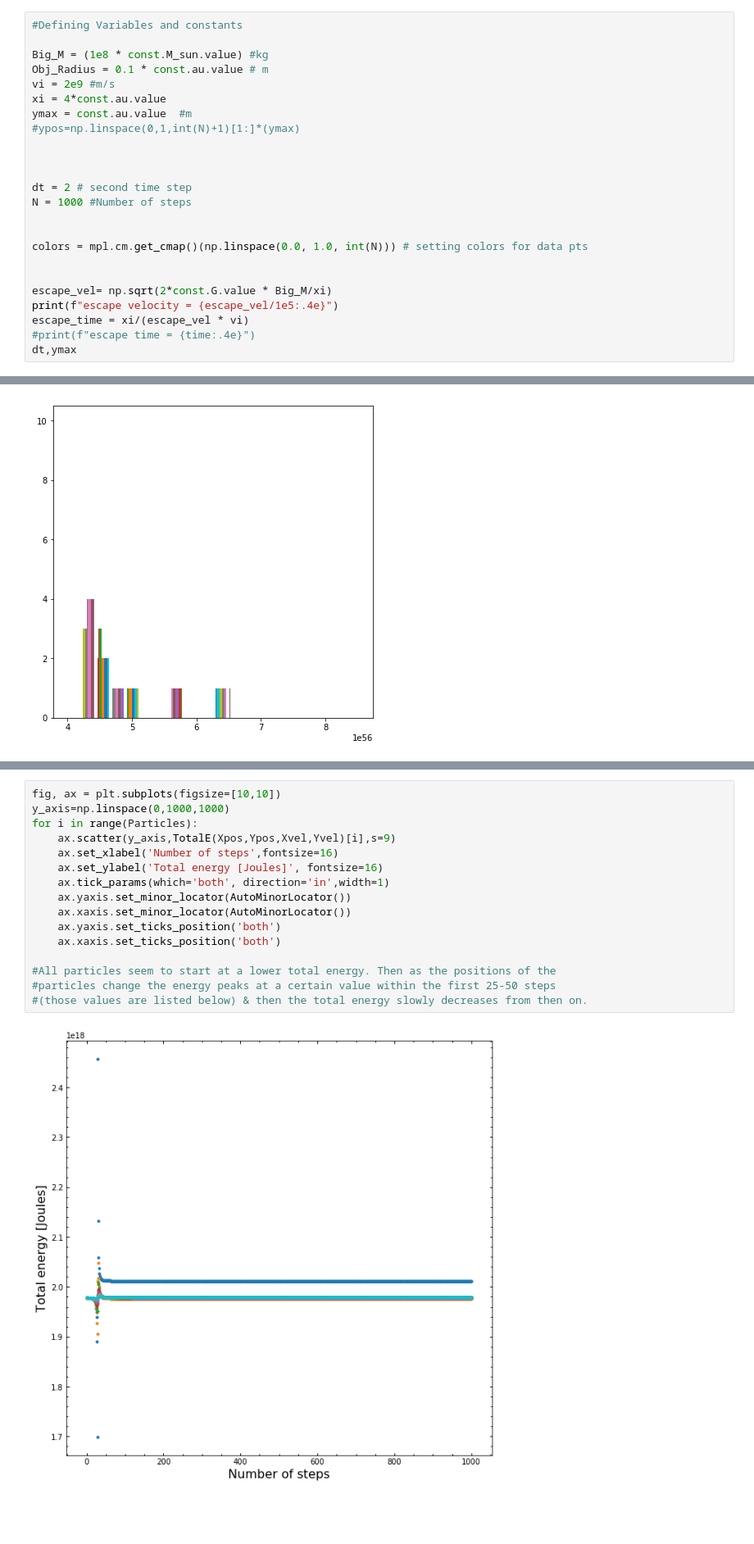
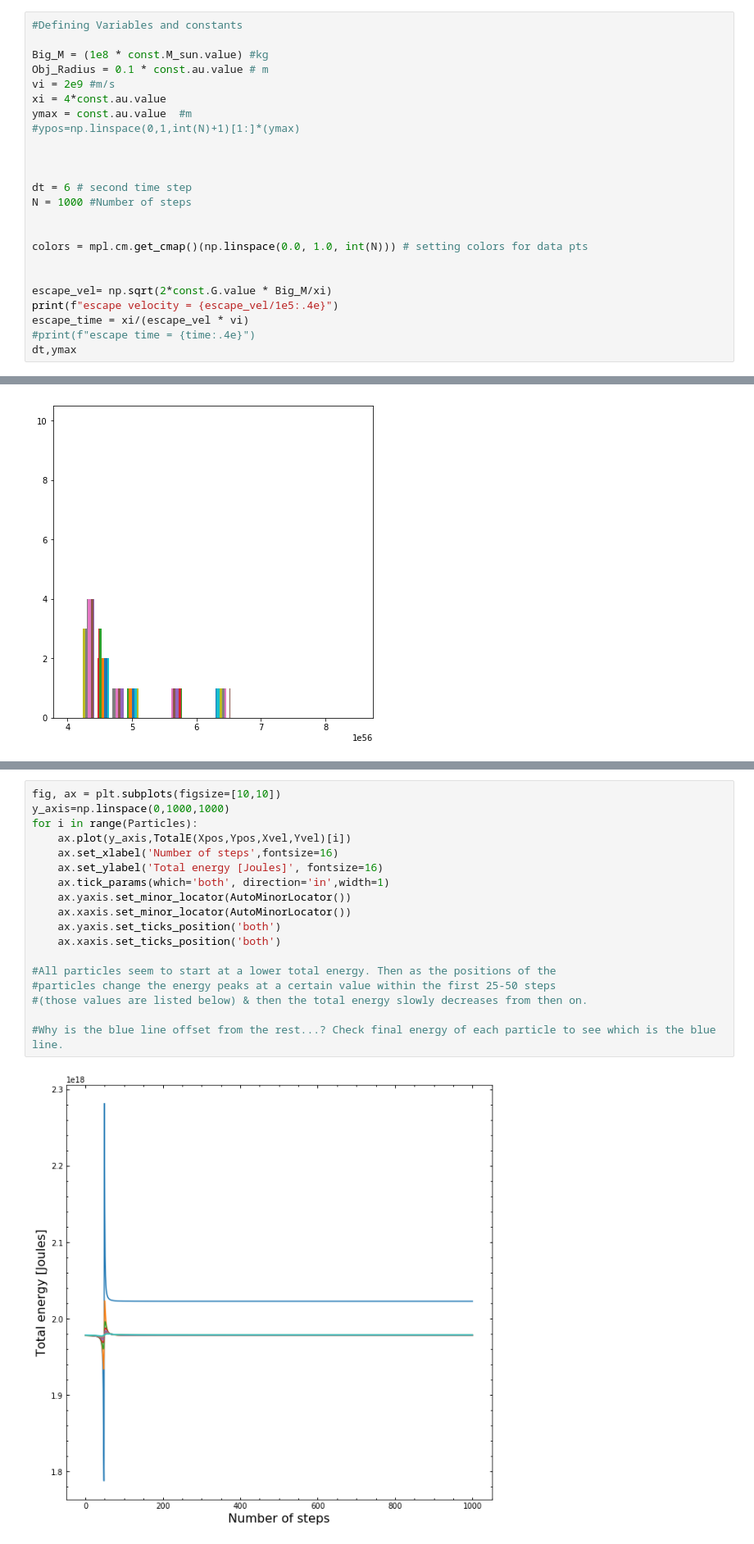
Before and after one commit to ETV337/REU_NU_2020_Project, a Jupyter notebook: DF_sim_v3.ipynb, the cells around one changed output, grey strips where cells are left out. Shown at 82% size. Saved outputs shown, nothing was run; the diff lists cells and outputs as text; blank space fills up the shorter version.

```diff
--- a/DF_sim_v3.ipynb
+++ b/DF_sim_v3.ipynb
@@ -19,7 +19,7 @@ ymax = const.au.value  #m
 
 
 
-dt = 2 # second time step
+dt = 6 # second time step
 N = 1000 #Number of steps
 
 
@@ -330,21 +330,23 @@ ax.xaxis.set_ticks_position('both')
 # %%
 fig, ax = plt.subplots(figsize=[10,10])
 y_axis=np.linspace(0,1000,1000)
 for i in range(Particles):
-    ax.scatter(y_axis,TotalE(Xpos,Ypos,Xvel,Yvel)[i],s=9)
+    ax.plot(y_axis,TotalE(Xpos,Ypos,Xvel,Yvel)[i])
     ax.set_xlabel('Number of steps',fontsize=16)
     ax.set_ylabel('Total energy [Joules]', fontsize=16)
     ax.tick_params(which='both', direction='in',width=1)
     ax.yaxis.set_minor_locator(AutoMinorLocator())
     ax.xaxis.set_minor_locator(AutoMinorLocator())
     ax.yaxis.set_ticks_position('both')
     ax.xaxis.set_ticks_position('both')
 
 #All particles seem to start at a lower total energy. Then as the positions of the
 #particles change the energy peaks at a certain value within the first 25-50 steps
 #(those values are listed below) & then the total energy slowly decreases from then on.
+
+#Why is the blue line offset from the rest...? Check final energy of each particle to see which is the blue line.
 # %% [output]
-[figure, old version]
+[figure, new version]
 # %% [markdown]
 # Calculating the percentage of energy lost per step
 # %%
```
Also changed, not shown: parts of 15 cells of this notebook.
